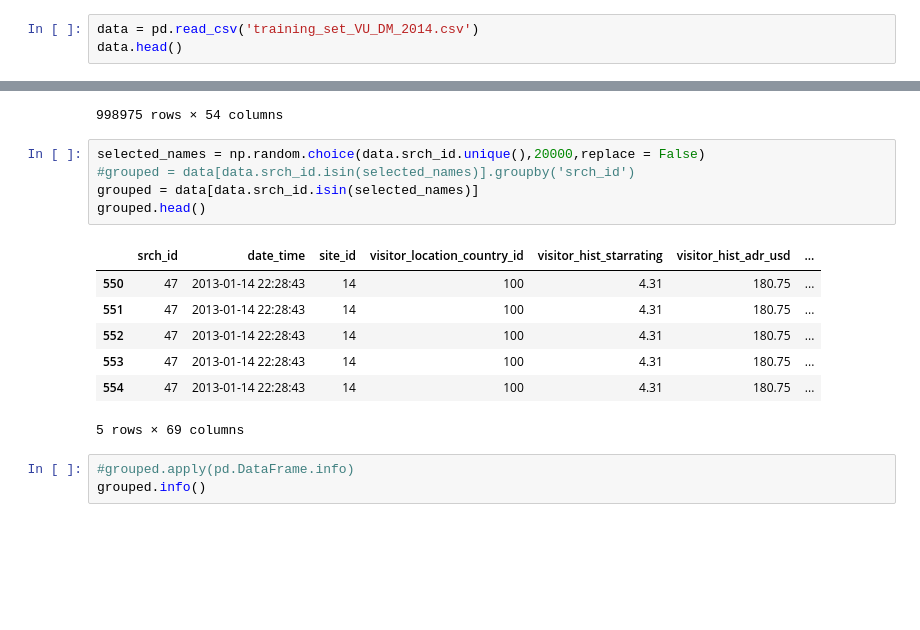
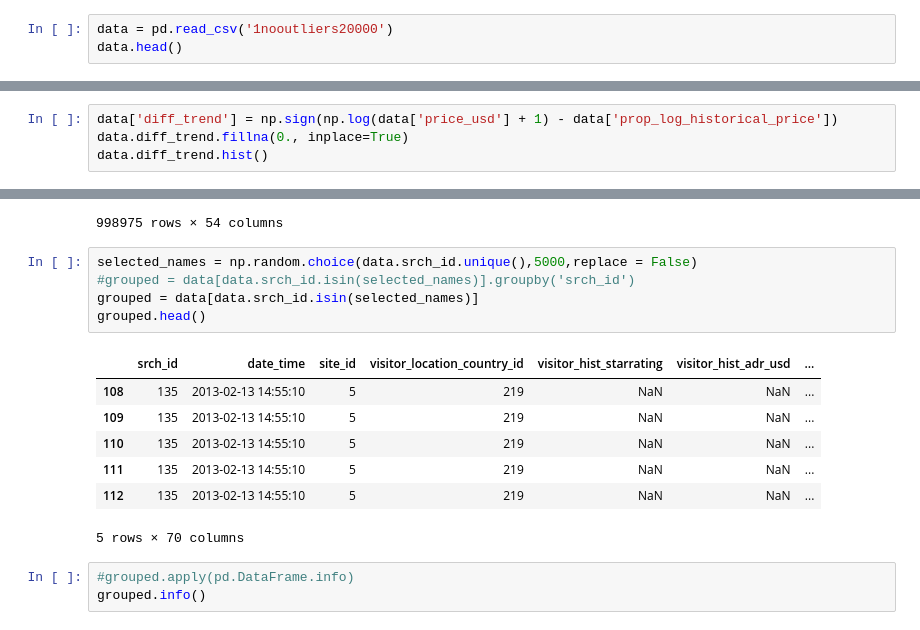
Before and after one commit to Longi94/dmt2018, a Jupyter notebook: assign2/assign2.ipynb, the cells around one changed output, grey strips where cells are left out. Cells and saved outputs as stored; diff of their text form; blank space fills up the shorter version.

```diff
--- a/assign2/assign2.ipynb
+++ b/assign2/assign2.ipynb
@@ -8,7 +8,7 @@ import seaborn as sns
 import matplotlib.pyplot as plt
 %matplotlib inline
 # %%
-data = pd.read_csv('training_set_VU_DM_2014.csv')
+data = pd.read_csv('1nooutliers20000')
 data.head()
 # %% [output]
 |  | srch_id | date_time | site_id | visitor_location_country_id | visitor_hist_starrating | visitor_hist_adr_usd | ... |
@@ -163,3 +163,7 @@ data.price_diff.hist()
 # %% [output]
 <matplotlib.axes._subplots.AxesSubplot at 0x...>
 [figure]
+# %%
+data['diff_trend'] = np.sign(np.log(data['price_usd'] + 1) - data['prop_log_historical_price'])
+data.diff_trend.fillna(0., inplace=True)
+data.diff_trend.hist()
@@ -194,18 +201,18 @@ sampled.head()
 | 4958345 | 332785 | 2013-06-30 19:55:18 | 5 | 219 | NaN | NaN | ... |
 998975 rows × 54 columns
 # %%
-selected_names = np.random.choice(data.srch_id.unique(),20000,replace = False)
+selected_names = np.random.choice(data.srch_id.unique(),5000,replace = False)
 #grouped = data[data.srch_id.isin(selected_names)].groupby('srch_id')
 grouped = data[data.srch_id.isin(selected_names)]
 grouped.head()
 # %% [output]
 |  | srch_id | date_time | site_id | visitor_location_country_id | visitor_hist_starrating | visitor_hist_adr_usd | ... |
-| 550 | 47 | 2013-01-14 22:28:43 | 14 | 100 | 4.31 | 180.75 | ... |
-| 551 | 47 | 2013-01-14 22:28:43 | 14 | 100 | 4.31 | 180.75 | ... |
-| 552 | 47 | 2013-01-14 22:28:43 | 14 | 100 | 4.31 | 180.75 | ... |
-| 553 | 47 | 2013-01-14 22:28:43 | 14 | 100 | 4.31 | 180.75 | ... |
-| 554 | 47 | 2013-01-14 22:28:43 | 14 | 100 | 4.31 | 180.75 | ... |
+| 108 | 135 | 2013-02-13 14:55:10 | 5 | 219 | NaN | NaN | ... |
+| 109 | 135 | 2013-02-13 14:55:10 | 5 | 219 | NaN | NaN | ... |
+| 110 | 135 | 2013-02-13 14:55:10 | 5 | 219 | NaN | NaN | ... |
+| 111 | 135 | 2013-02-13 14:55:10 | 5 | 219 | NaN | NaN | ... |
+| 112 | 135 | 2013-02-13 14:55:10 | 5 | 219 | NaN | NaN | ... |
-5 rows × 69 columns
+5 rows × 70 columns
 # %%
 #grouped.apply(pd.DataFrame.info)
 grouped.info()
```
Also changed, not shown: parts of 9 cells of this notebook, 1 other file.
